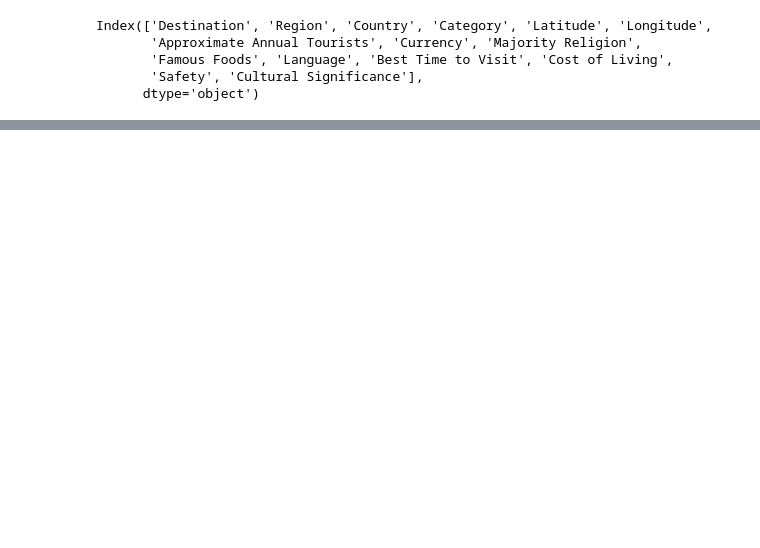
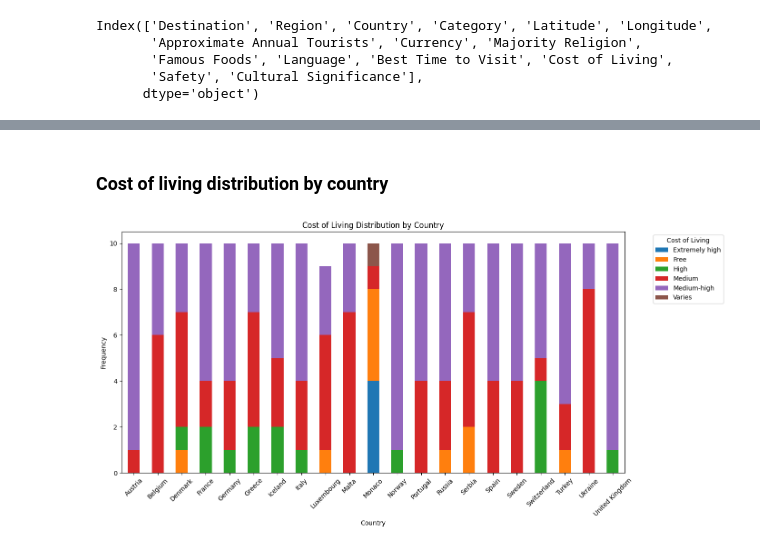
Before and after one commit to narender5162/DSPROJECT, a Jupyter notebook: DSPROJECT.ipynb, the cells around one changed output, grey strips where cells are left out. Cells and saved outputs as stored; diff of their text form; code cells hidden in the pictures; blank space fills up the shorter version.

```diff
--- a/DSPROJECT.ipynb
+++ b/DSPROJECT.ipynb
@@ -185,0 +230,16 @@ TypeError: Column 'Approximate Annual Tourists' has dtype object, cannot use met
+# %% [markdown]
+### Cost of living distribution by country
+# %%
+# Cost of Living Distribution by Country
+cost_living_country = cleaned_data.groupby('Country')['Cost of Living'].value_counts().unstack()
+
+cost_living_country.plot(kind='bar', stacked=True, figsize=(14, 7))
+plt.xlabel('Country')
+plt.ylabel('Frequency')
+plt.title('Cost of Living Distribution by Country')
+plt.xticks(rotation=45)
+plt.legend(title='Cost of Living', bbox_to_anchor=(1.05, 1), loc='upper left')
+plt.tight_layout()
+plt.show()
+# %% [output]
+[figure, added]
```
Also changed, not shown: parts of 24 cells of this notebook.
